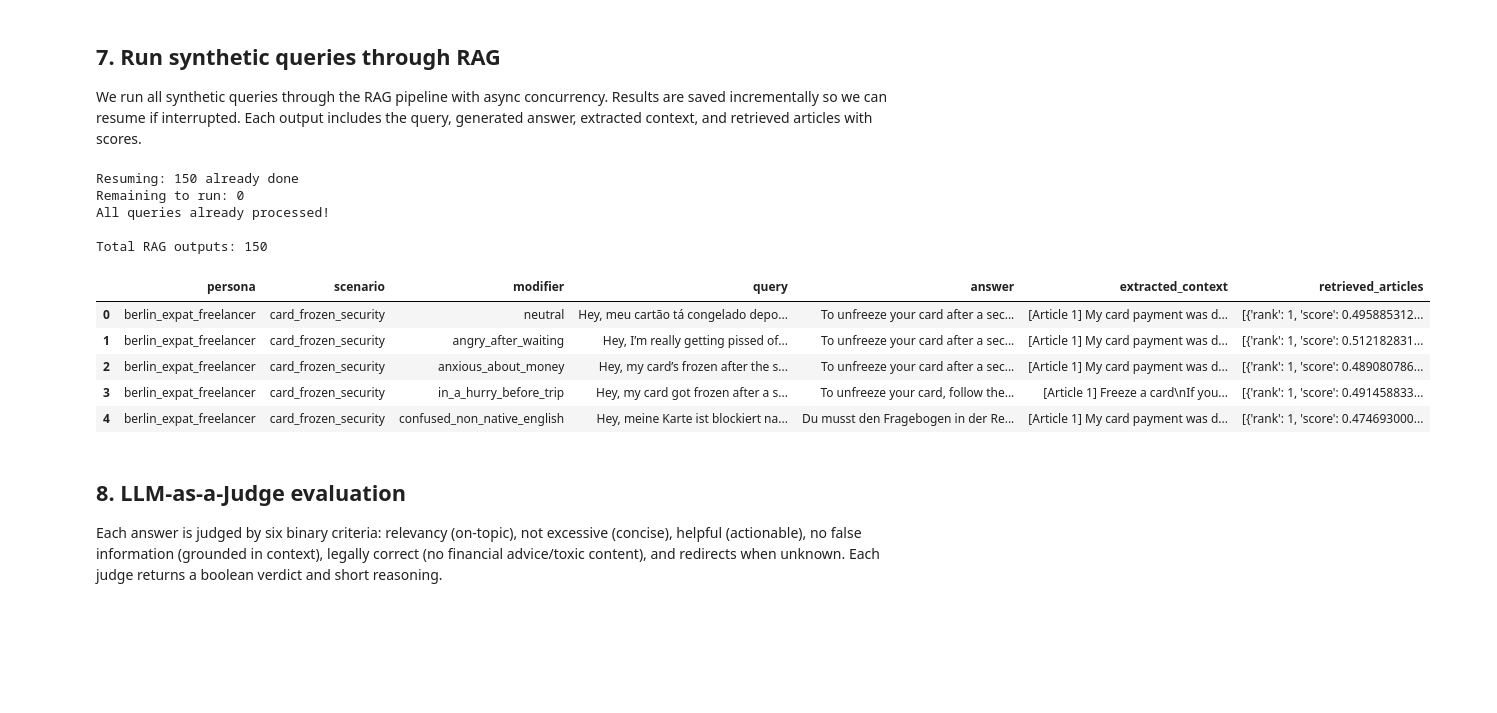
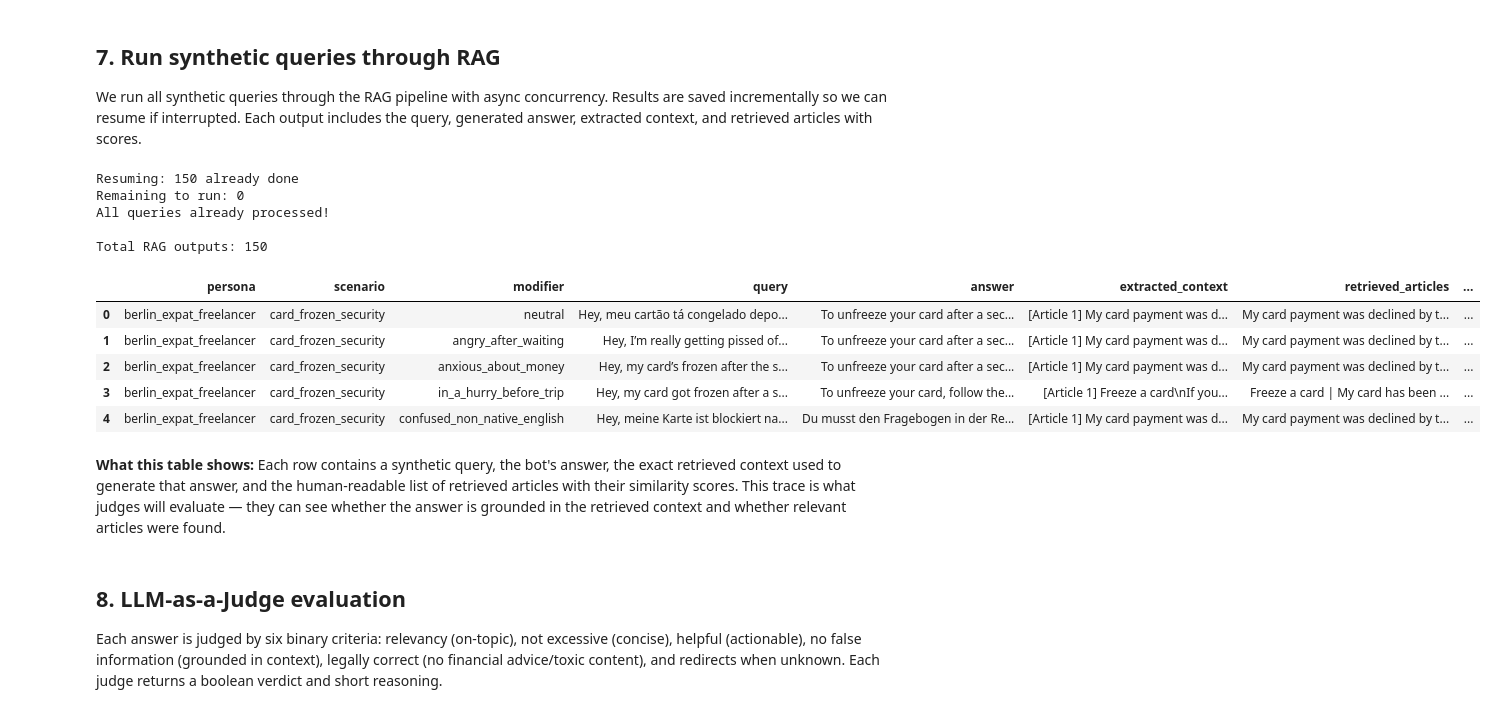
Before and after one commit to vstakhovsky/evals-chatbot, a Jupyter notebook: 01_rag_baseline/faq_rag_chatbot.ipynb, the cells around one changed output. Cells and saved outputs as stored; diff of their text form; code cells hidden in the pictures; blank space fills up the shorter version.

```diff
--- a/01_rag_baseline/faq_rag_chatbot.ipynb
+++ b/01_rag_baseline/faq_rag_chatbot.ipynb
@@ -25,6 +25,12 @@ from openai import OpenAI
 
 load_dotenv()
 
+# Pandas display settings for better table rendering
+pd.set_option("display.max_columns", None)
+pd.set_option("display.max_colwidth", 60)
+pd.set_option("display.max_rows", 10)
+pd.set_option("display.width", None)
+
 client = OpenAI(
     api_key=os.getenv("OPENAI_API_KEY"),
     base_url=os.getenv("BASE_URL"),
@@ -190,11 +196,26 @@ We run all synthetic queries through the RAG pipeline with async concurrency. Re
 # %%
 import asyncio
 from tqdm import tqdm
+import ast
 
 RAG_OUTPUT_PATH = "data/synthetic_rag_outputs.csv"
 RAG_CONCURRENCY = 8
 SAVE_EVERY = 25
 MAX_EVAL_ROWS = None  # Set to small int (e.g., 25) for testing, None for full run
+
+def parse_retrieved_articles(raw):
+    """Parse stringified list of dicts and format as pipe-joined titles"""
+    try:
+        if pd.isna(raw) or raw == '':
+            return 'N/A', 'N/A'
+        articles = ast.literal_eval(raw)
+        if not articles:
+            return 'N/A', 'N/A'
+        titles = [a.get('title', 'N/A') for a in articles]
+        scores = [f"{a.get('score', 0):.3f}" for a in articles]
+        return ' | '.join(titles), ' | '.join(scores)
+    except:
+        return raw, 'N/A'
 
 async def run_rag_for_row(row, semaphore):
     """Run RAG for a single query row."""
@@ -203,7 +224,7 @@ async def run_rag_for_row(row, semaphore):
         try:
             answer, hits = ask(query)
 
-            # Format output
+            # Format output with human-readable retrieved_articles
             retrieved_articles = []
             extracted_context = format_context(hits)
 
@@ -251,7 +272,18 @@ async def run_all_rag(df, output_path, max_rows=None, concurrency=8, save_every=
 
     if not todo:
         print("All queries already processed!")
-        return pd.read_csv(output_path)
+        # Load and fix retrieved_articles format
+        result_df = pd.read_csv(output_path)
+        result_df['retrieved_articles_parsed'], result_df['retrieval_scores'] = zip(
+            *result_df['retrieved_articles'].apply(parse_retrieved_articles)
+        )
+        result_df = result_df.drop(columns=['retrieved_articles'])
+        result_df = result_df.rename(columns={'retrieved_articles_parsed': 'retrieved_articles'})
+        result_df = result_df[[
+            'persona', 'scenario', 'modifier', 'query', 'answer',
+            'extracted_context', 'retrieved_articles', 'retrieval_scores'
+        ]]
+        return result_df
 
     # Setup CSV
     file_exists = os.path.exists(output_path)
@@ -275,40 +307,56 @@ async def run_all_rag(df, output_path, max_rows=None, concurrency=8, save_every=
                            f'"{result_escaped["modifier"]}","{result_escaped["query"]}",'
                            f'"{result_escaped["answer"]}","{result_escaped["extracted_context"]}",'
                            f'"{result_escaped["retrieved_articles"]}"\n')
                 results.append(result)
 
                 if (i + 1) % save_every == 0:
                     pass  # Already writing incrementally
         except Exception as e:
             print(f"Error: {e}")
             continue
 
     print(f"\nSaved {len(results)} results to {output_path}")
-    return pd.read_csv(output_path)
+
+    # Load and fix retrieved_articles format
+    result_df = pd.read_csv(output_path)
+    result_df['retrieved_articles_parsed'], result_df['retrieval_scores'] = zip(
+        *result_df['retrieved_articles'].apply(parse_retrieved_articles)
+    )
+    result_df = result_df.drop(columns=['retrieved_articles'])
+    result_df = result_df.rename(columns={'retrieved_articles_parsed': 'retrieved_articles'})
+    result_df = result_df[[
+        'persona', 'scenario', 'modifier', 'query', 'answer',
+        'extracted_context', 'retrieved_articles', 'retrieval_scores'
+    ]]
+    result_df.to_csv(output_path, index=False)
+
+    return result_df
 
 # Run RAG
 rag_results_df = await run_all_rag(
     queries_df,
     output_path=RAG_OUTPUT_PATH,
     max_rows=MAX_EVAL_ROWS,
     concurrency=RAG_CONCURRENCY,
     save_every=SAVE_EVERY
 )
 
 print(f"\nTotal RAG outputs: {len(rag_results_df)}")
 rag_results_df.head()
 # %% [output]
 Resuming: 150 already done
 Remaining to run: 0
 All queries already processed!
 
 Total RAG outputs: 150
-|  | persona | scenario | modifier | query | answer | extracted_context | retrieved_articles |
-| 0 | berlin_expat_freelancer | card_frozen_security | neutral | Hey, meu cartão tá congelado depo... | To unfreeze your card after a sec... | [Article 1] My card payment was d... | [{'rank': 1, 'score': 0.495885312... |
-| 1 | berlin_expat_freelancer | card_frozen_security | angry_after_waiting | Hey, I’m really getting pissed of... | To unfreeze your card after a sec... | [Article 1] My card payment was d... | [{'rank': 1, 'score': 0.512182831... |
-| 2 | berlin_expat_freelancer | card_frozen_security | anxious_about_money | Hey, my card’s frozen after the s... | To unfreeze your card after a sec... | [Article 1] My card payment was d... | [{'rank': 1, 'score': 0.489080786... |
-| 3 | berlin_expat_freelancer | card_frozen_security | in_a_hurry_before_trip | Hey, my card got frozen after a s... | To unfreeze your card, follow the... | [Article 1] Freeze a card\nIf you... | [{'rank': 1, 'score': 0.491458833... |
-| 4 | berlin_expat_freelancer | card_frozen_security | confused_non_native_english | Hey, meine Karte ist blockiert na... | Du musst den Fragebogen in der Re... | [Article 1] My card payment was d... | [{'rank': 1, 'score': 0.474693000... |
+|  | persona | scenario | modifier | query | answer | extracted_context | retrieved_articles | ... |
+| 0 | berlin_expat_freelancer | card_frozen_security | neutral | Hey, meu cartão tá congelado depo... | To unfreeze your card after a sec... | [Article 1] My card payment was d... | My card payment was declined by t... | ... |
+| 1 | berlin_expat_freelancer | card_frozen_security | angry_after_waiting | Hey, I’m really getting pissed of... | To unfreeze your card after a sec... | [Article 1] My card payment was d... | My card payment was declined by t... | ... |
+| 2 | berlin_expat_freelancer | card_frozen_security | anxious_about_money | Hey, my card’s frozen after the s... | To unfreeze your card after a sec... | [Article 1] My card payment was d... | My card payment was declined by t... | ... |
+| 3 | berlin_expat_freelancer | card_frozen_security | in_a_hurry_before_trip | Hey, my card got frozen after a s... | To unfreeze your card, follow the... | [Article 1] Freeze a card\nIf you... | Freeze a card | My card has been ... | ... |
+| 4 | berlin_expat_freelancer | card_frozen_security | confused_non_native_english | Hey, meine Karte ist blockiert na... | Du musst den Fragebogen in der Re... | [Article 1] My card payment was d... | My card payment was declined by t... | ... |
+# %% [markdown]
+**What this table shows:** Each row contains a synthetic query, the bot's answer, the exact retrieved context used to generate that answer, and the human-readable list of retrieved articles with their similarity scores. This trace is what judges will evaluate — they can see whether the answer is grounded in the retrieved context and whether relevant articles were found.
 # %% [markdown]
 ## 8. LLM-as-a-Judge evaluation
 
```
Also changed, not shown: parts of 19 cells of this notebook, 2 other files.
